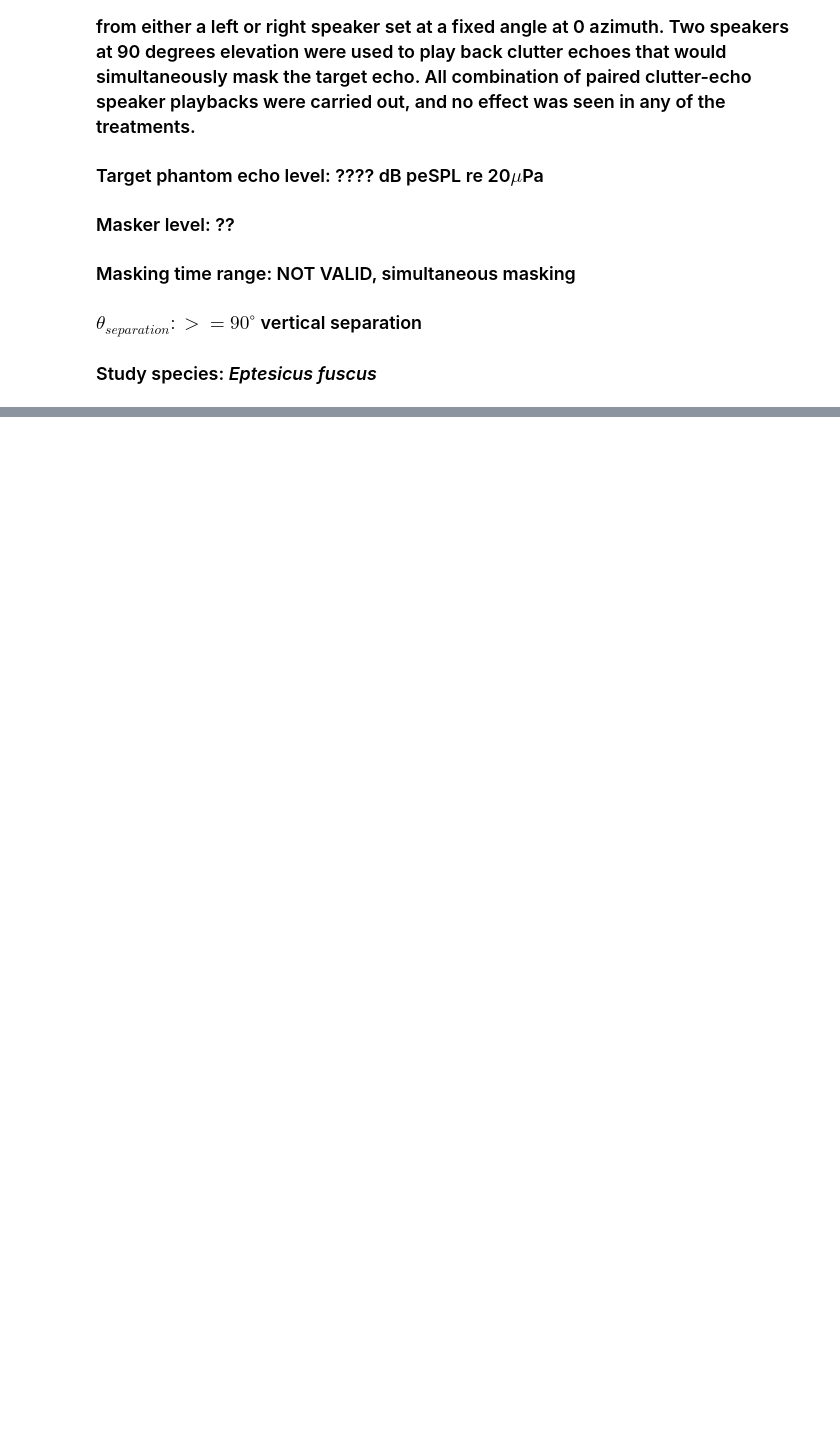
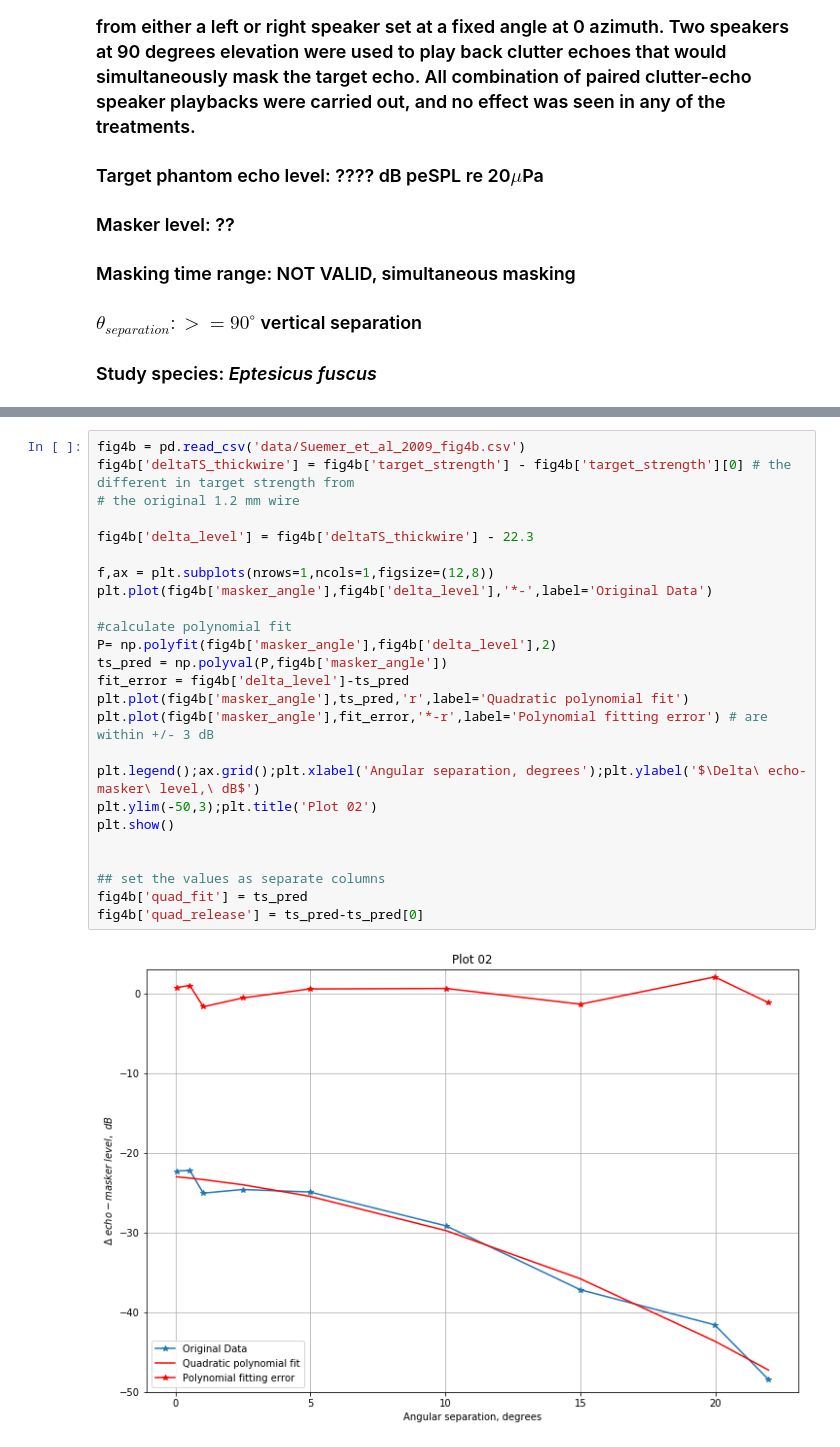
Before and after one commit to thejasvibr/the_cocktail_party_nightmare, a Jupyter notebook: Spatial Unmasking in the cocktail party nightmare.ipynb, the cells around one changed output, grey strips where cells are left out. Saved outputs shown, nothing was run; the diff lists cells and outputs as text; blank space fills up the shorter version.

```diff
--- a/Spatial Unmasking in the cocktail party nightmare.ipynb
+++ b/Spatial Unmasking in the cocktail party nightmare.ipynb
@@ -223,0 +281,27 @@ display(HTML(tabulate.tabulate(table_wrefs,tablefmt='html')))
+# %%
+fig4b = pd.read_csv('data/Suemer_et_al_2009_fig4b.csv')
+fig4b['deltaTS_thickwire'] = fig4b['target_strength'] - fig4b['target_strength'][0] # the different in target strength from
+# the original 1.2 mm wire
+
+fig4b['delta_level'] = fig4b['deltaTS_thickwire'] - 22.3
+
+f,ax = plt.subplots(nrows=1,ncols=1,figsize=(12,8))
+plt.plot(fig4b['masker_angle'],fig4b['delta_level'],'*-',label='Original Data')
+
+#calculate polynomial fit
+P= np.polyfit(fig4b['masker_angle'],fig4b['delta_level'],2)
+ts_pred = np.polyval(P,fig4b['masker_angle'])
+fit_error = fig4b['delta_level']-ts_pred
+plt.plot(fig4b['masker_angle'],ts_pred,'r',label='Quadratic polynomial fit')
+plt.plot(fig4b['masker_angle'],fit_error,'*-r',label='Polynomial fitting error') # are within +/- 3 dB
+
+plt.legend();ax.grid();plt.xlabel('Angular separation, degrees');plt.ylabel('$\Delta\ echo-masker\ level,\ dB$')
+plt.ylim(-50,3);plt.title('Plot 02')
+plt.show()
+
+
+## set the values as separate columns
+fig4b['quad_fit'] = ts_pred
+fig4b['quad_release'] = ts_pred-ts_pred[0]
+# %% [output]
+[figure, added]
```
Also changed, not shown: parts of 23 cells of this notebook.
